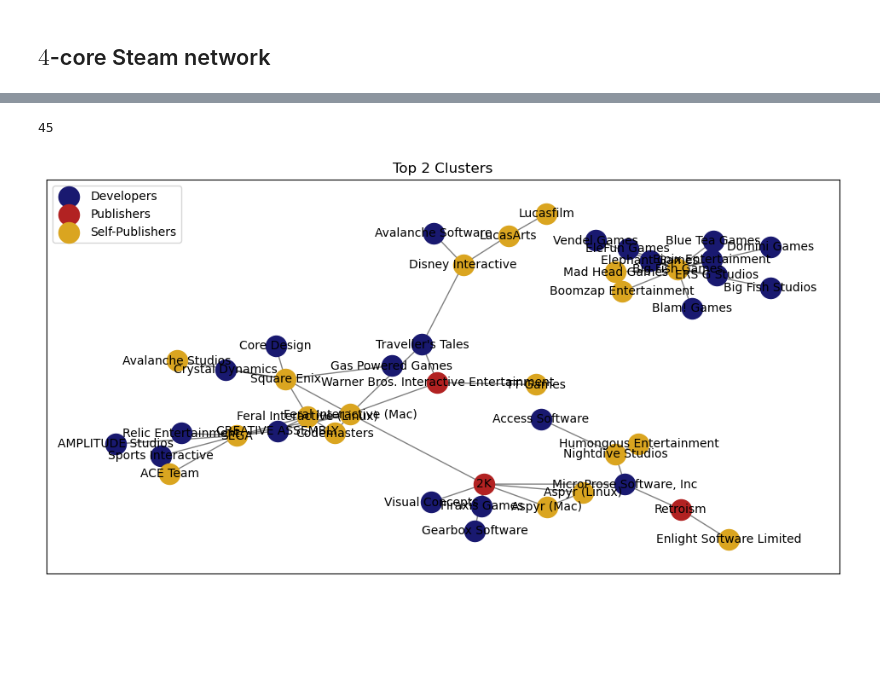
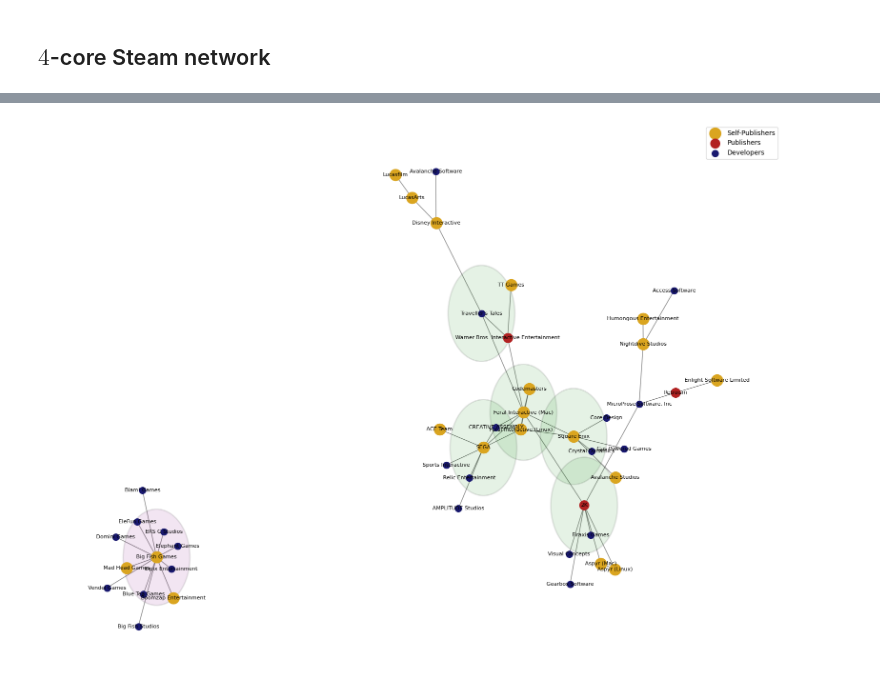
Before and after one commit to jamwung/network-eda-steam, a Jupyter notebook: notebooks/01-game-collab.ipynb, the cells around one changed output, grey strips where cells are left out. Cells and saved outputs as stored; diff of their text form; code cells hidden in the pictures; blank space fills up the shorter version.

Commit message:
cleaned code and plot in notebooks, saved figures, added images.

```diff
--- a/notebooks/01-game-collab.ipynb
+++ b/notebooks/01-game-collab.ipynb
@@ -8,17 +8,20 @@ from utils import *
 
 Which game developers and publishers are most interconnected through collaborative efforts, sharing resources, or co-producing games?
 # %%
-df_main = pd.read_csv('steam.csv', usecols=['name', 'developer', 'publisher'])
+df_main = pd.read_csv('../data/steam.csv',
+                      usecols=['name', 'developer', 'publisher'])
 
-df = df_main[['developer', 'publisher']]
 df = (
-    df
+    df_main[['developer', 'publisher']]
     .dropna()
     .applymap(lambda x: x.split(';'))
     .explode('developer')
     .explode('publisher')
     .reset_index(drop=True)
 )
+
+# Convert strings to ASCII
+df = df.applymap(unidecode)
 # %%
 devs = set(df.developer)
 pubs = set(df.publisher)
@@ -83,9 +100,11 @@ plt.show()
 ## $4$-core Steam network
 # %%
 num_games = 4
+
+# Filter out edges with weight less than num_games, and self-loops.
 df_filtered = (
-    df_weighted_edges[(df_weighted_edges.weight > num_games) &
-                      (df_weighted_edges.node1 != df_weighted_edges.node2)]
+    df_weighted_edges[
+        (df_weighted_edges.weight > num_games)
+        & (df_weighted_edges.node1 != df_weighted_edges.node2)
+    ]
 )
-df_filtered.loc[:, 'node1'] = df_filtered.node1.apply(unidecode)
-df_filtered.loc[:, 'node2'] = df_filtered.node2.apply(unidecode)
@@ -196,53 +294,66 @@ df_game_dev_pub_weights = (
 # %%
-# Assuming you have already created your network and stored it in variable G
-# And you have also computed the connected components and stored them in variable components
-
-# Choose the index of the component you want to plot (e.g., 0 for the first component)
-
-# Extract the subgraph corresponding to the chosen component
-subgraph = G.subgraph(top_dev_pub)
-print(len(subgraph.nodes))
 node_colors = []
 for node in subgraph.nodes():
     if node in dev_only:
         node_colors.append('midnightblue')
     elif node in pub_only:
         node_colors.append('firebrick')
     elif node in dev_pub:
         node_colors.append('goldenrod')
     else:
         node_colors.append('gray')
 
-pos = nx.spring_layout(subgraph, k=0.5, seed=1)
+pos = nx.spring_layout(subgraph, k=0.2, seed=0)
 
 # Plot the subgraph
-plt.figure(figsize=(12, 6))
+plt.figure(figsize=(20, 15))
 nx.draw_networkx_nodes(
     subgraph, pos,
-    nodelist=np.array(subgraph.nodes)[np.argwhere(np.array(node_colors) == 'midnightblue').flatten()],
-    node_color='midnightblue',
-    label='Developers'
+    nodelist=np.array(
+        subgraph.nodes
+    )[np.argwhere(np.array(node_colors) == 'goldenrod').flatten()],
+    node_color='goldenrod',
+    node_size=300,
+    label='Self-Publishers'
 )
 nx.draw_networkx_nodes(
     subgraph, pos,
-    nodelist=np.array(subgraph.nodes)[np.argwhere(np.array(node_colors) == 'firebrick').flatten()],
+    nodelist=np.array(
+        subgraph.nodes
+    )[np.argwhere(np.array(node_colors) == 'firebrick').flatten()],
     node_color='firebrick',
+    node_size=200,
     label='Publishers'
 )
 nx.draw_networkx_nodes(
     subgraph, pos,
-    nodelist=np.array(subgraph.nodes)[np.argwhere(np.array(node_colors) == 'goldenrod').flatten()],
-    node_color='goldenrod',
-    label='Self-Publishers'
+    nodelist=np.array(
+        subgraph.nodes
+    )[np.argwhere(np.array(node_colors) == 'midnightblue').flatten()],
+    node_color='midnightblue',
+    node_size=100,
+    label='Developers'
 )
 nx.draw_networkx_edges(subgraph, pos, alpha=0.5)
 
+for node in df_central_nodes.index:
+    circle = patches.Circle(
+        pos[node], 0.1, edgecolor='black', alpha=0.1,
+        facecolor='g', lw=2
+    )
+    plt.gca().add_patch(circle)
+circle = patches.Circle(
+    pos['Big Fish Games'], 0.1, edgecolor='black', alpha=0.1,
+    facecolor='purple', lw=2
+)
+plt.gca().add_patch(circle)
+
 # Draw node labels
-nx.draw_networkx_labels(subgraph, pos, font_size=10, font_color='black')
+nx.draw_networkx_labels(subgraph, pos, font_size=8, font_color='black')
 # nx.draw(subgraph, with_labels=True, node_size=300, font_size=10)
-plt.title(f"Top 2 Clusters")
+# plt.title(f'Top 2 Clusters of Developers and Publishers')
 plt.legend()
-plt.show()
+plt.axis('off')
+plt.savefig('../figures/top2-dev-pub-clusters.png', dpi=300)
 # %% [output]
-45
-[figure, old version]
+[figure, new version]
```
Also changed, not shown: parts of 31 cells of this notebook, 22 other files.
